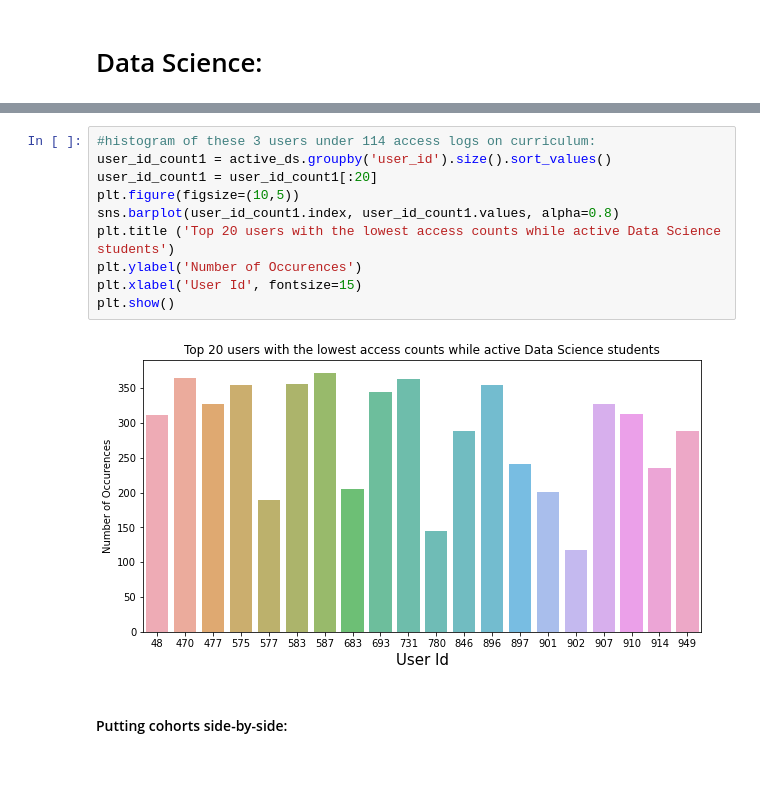
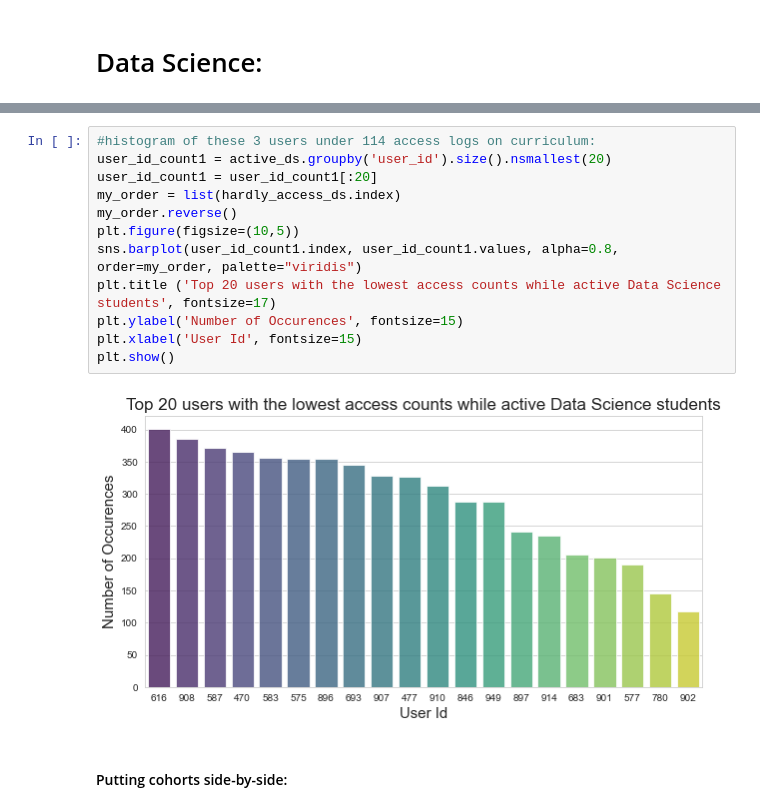
Before and after one commit to miller-cerna-laskowski-morris-eyring/anomaly-group-project, a Jupyter notebook: Eyring-notebook.ipynb, the cells around one changed output, grey strips where cells are left out. Cells and saved outputs as stored; diff of their text form; blank space fills up the shorter version.

Commit message:
finalized charts and answers

```diff
--- a/Eyring-notebook.ipynb
+++ b/Eyring-notebook.ipynb
@@ -220,15 +209,17 @@ user_id
 dtype: int64
 # %%
 #histogram of these 3 users under 114 access logs on curriculum:
-user_id_count1 = active_ds.groupby('user_id').size().sort_values()
+user_id_count1 = active_ds.groupby('user_id').size().nsmallest(20)
 user_id_count1 = user_id_count1[:20]
+my_order = list(hardly_access_ds.index)
+my_order.reverse()
 plt.figure(figsize=(10,5))
-sns.barplot(user_id_count1.index, user_id_count1.values, alpha=0.8)
-plt.title ('Top 20 users with the lowest access counts while active Data Science students')
-plt.ylabel('Number of Occurences')
+sns.barplot(user_id_count1.index, user_id_count1.values, alpha=0.8, order=my_order, palette="viridis")
+plt.title ('Top 20 users with the lowest access counts while active Data Science students', fontsize=17)
+plt.ylabel('Number of Occurences', fontsize=15)
 plt.xlabel('User Id', fontsize=15)
 plt.show()
 # %% [output]
-[figure, old version]
+[figure, new version]
 # %% [markdown]
 #### Putting cohorts side-by-side:
```
Also changed, not shown: parts of 51 cells of this notebook.
